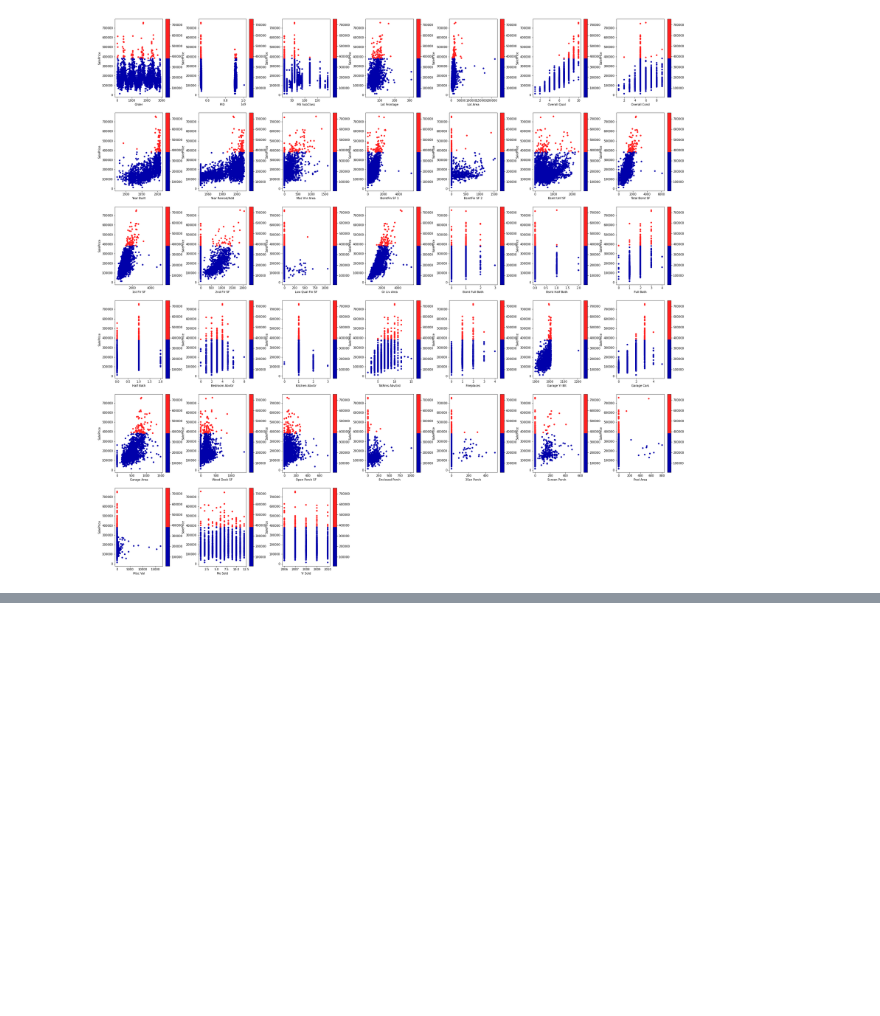
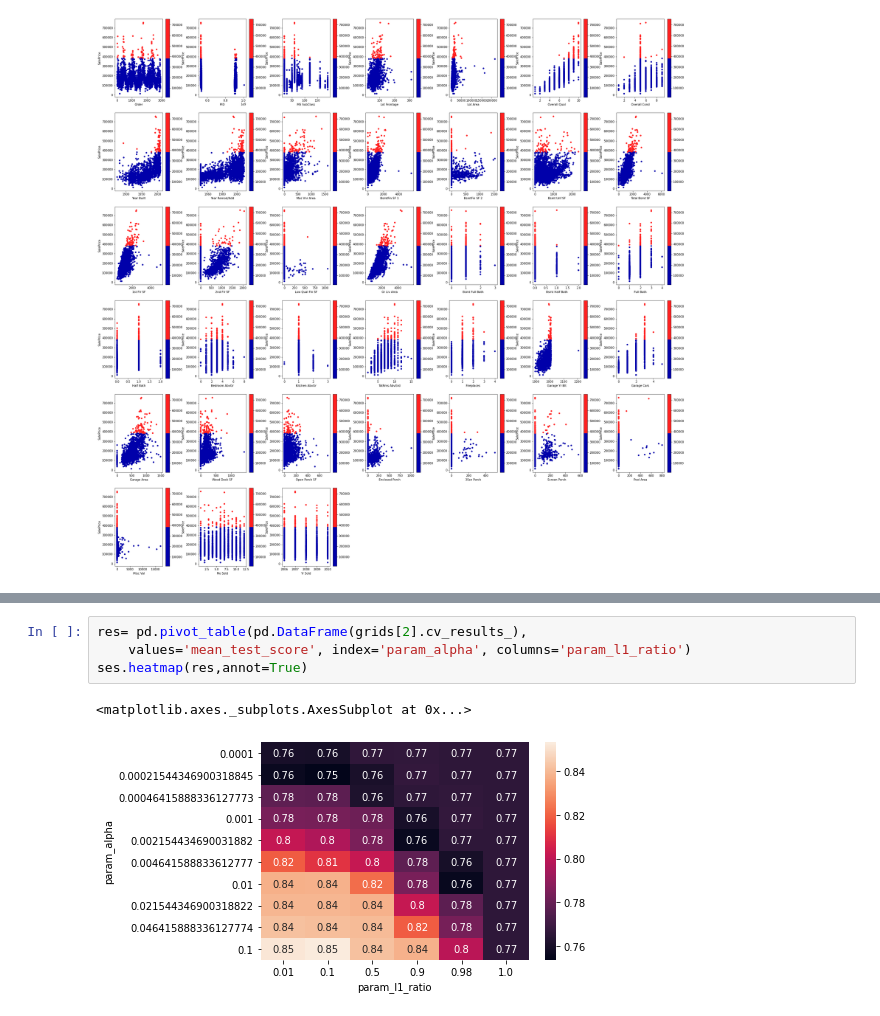
Before and after one commit to TawadrosGamal/Machine-learning-Implmentations, a Jupyter notebook: Regression_on_Ames_Housing_Dataset_.ipynb, the cells around one changed output, grey strips where cells are left out. Cells and saved outputs as stored; diff of their text form; blank space fills up the shorter version.

```diff
--- a/Regression_on_Ames_Housing_Dataset_.ipynb
+++ b/Regression_on_Ames_Housing_Dataset_.ipynb
@@ -234,0 +294,7 @@ plt.plot(models_score,models_score2)
+# %%
+res= pd.pivot_table(pd.DataFrame(grids[2].cv_results_),
+    values='mean_test_score', index='param_alpha', columns='param_l1_ratio')
+ses.heatmap(res,annot=True)
+# %% [output]
+<matplotlib.axes._subplots.AxesSubplot at 0x...>
+[figure, added]
```
Also changed, not shown: parts of 14 cells of this notebook.
